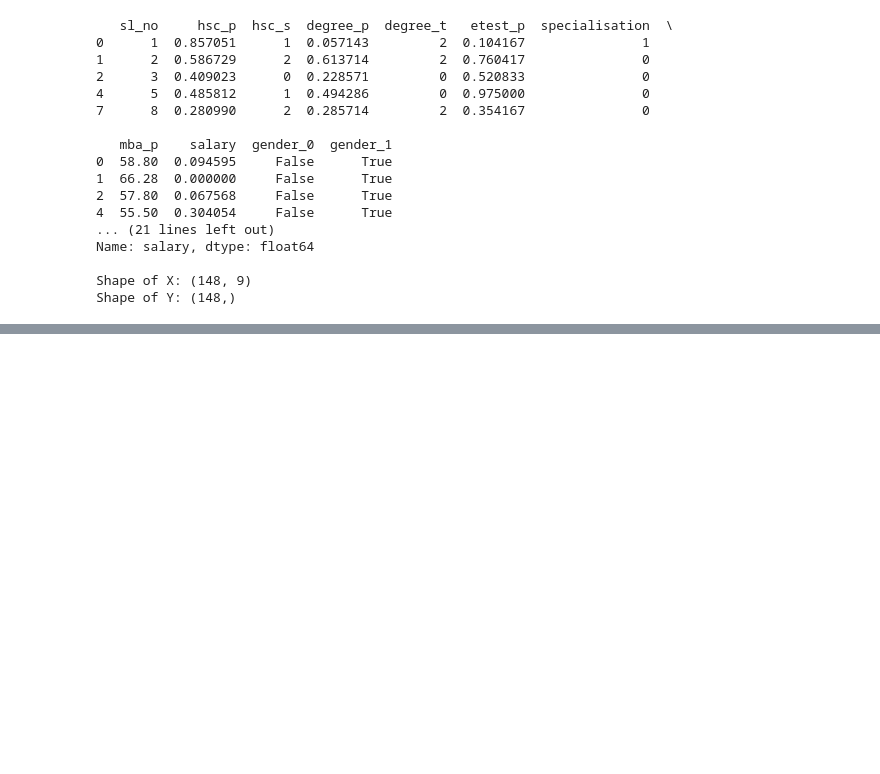
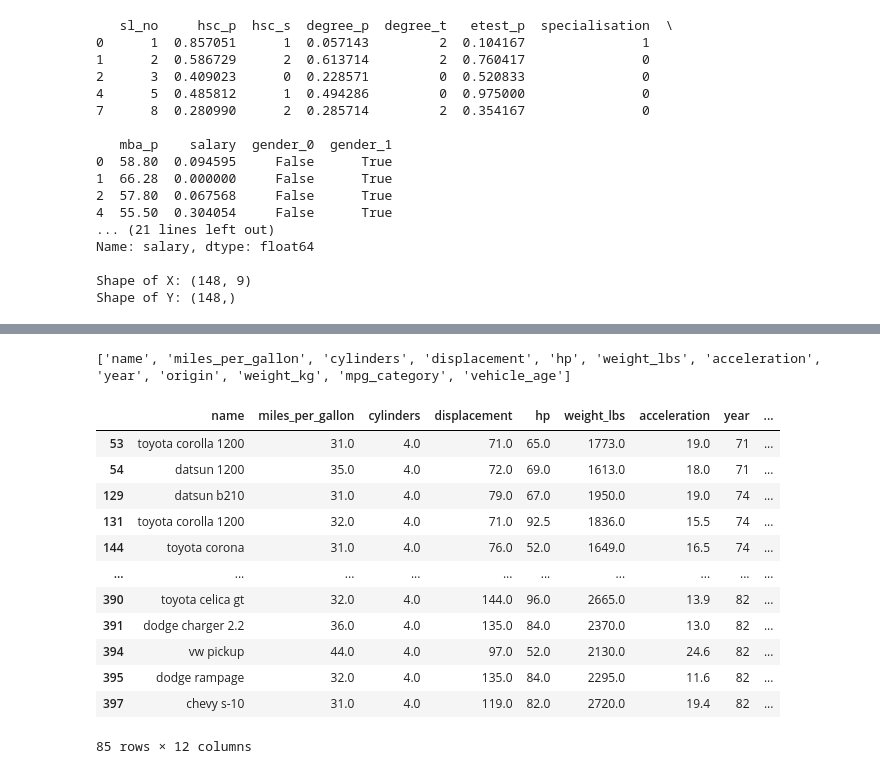
Before and after one commit to RamXcoding/DS, a Jupyter notebook: Lab02/Ex2.ipynb, the cells around one changed output, grey strips where cells are left out. Saved outputs shown, nothing was run; the diff lists cells and outputs as text; code cells hidden in the pictures; blank space fills up the shorter version.

```diff
--- a/Lab02/Ex2.ipynb
+++ b/Lab02/Ex2.ipynb
@@ -458,0 +736,22 @@ Display vehicles:
+# %%
+print(df.columns.tolist())
+# %% [output]
+['name', 'miles_per_gallon', 'cylinders', 'displacement', 'hp', 'weight_lbs', 'acceleration', 'year', 'origin', 'weight_kg', 'mpg_category', 'vehicle_age']
+# %%
+mpg_above_30 = df[df["miles_per_gallon"] > 30]
+
+display(mpg_above_30)
+# %% [output]
+|  | name | miles_per_gallon | cylinders | displacement | hp | weight_lbs | acceleration | year | ... |
+| 53 | toyota corolla 1200 | 31.0 | 4.0 | 71.0 | 65.0 | 1773.0 | 19.0 | 71 | ... |
+| 54 | datsun 1200 | 35.0 | 4.0 | 72.0 | 69.0 | 1613.0 | 18.0 | 71 | ... |
+| 129 | datsun b210 | 31.0 | 4.0 | 79.0 | 67.0 | 1950.0 | 19.0 | 74 | ... |
+| 131 | toyota corolla 1200 | 32.0 | 4.0 | 71.0 | 92.5 | 1836.0 | 15.5 | 74 | ... |
+| 144 | toyota corona | 31.0 | 4.0 | 76.0 | 52.0 | 1649.0 | 16.5 | 74 | ... |
+| ... | ... | ... | ... | ... | ... | ... | ... | ... | ... |
+| 390 | toyota celica gt | 32.0 | 4.0 | 144.0 | 96.0 | 2665.0 | 13.9 | 82 | ... |
+| 391 | dodge charger 2.2 | 36.0 | 4.0 | 135.0 | 84.0 | 2370.0 | 13.0 | 82 | ... |
+| 394 | vw pickup | 44.0 | 4.0 | 97.0 | 52.0 | 2130.0 | 24.6 | 82 | ... |
+| 395 | dodge rampage | 32.0 | 4.0 | 135.0 | 84.0 | 2295.0 | 11.6 | 82 | ... |
+| 397 | chevy s-10 | 31.0 | 4.0 | 119.0 | 82.0 | 2720.0 | 19.4 | 82 | ... |
+85 rows × 12 columns
```
Also changed, not shown: parts of 70 cells of this notebook, 2 other files.
